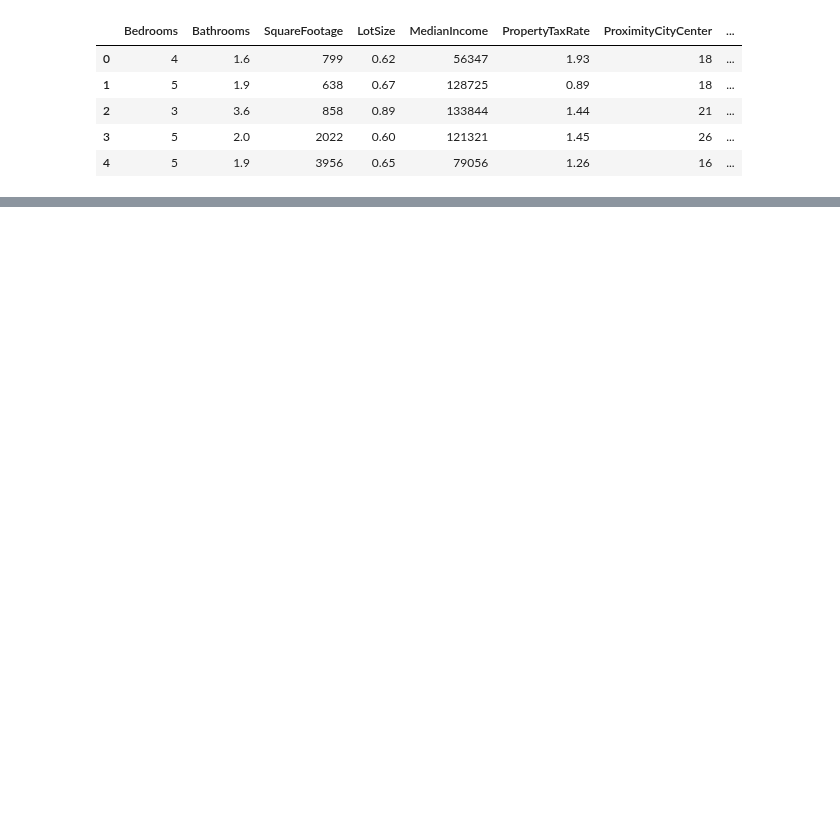
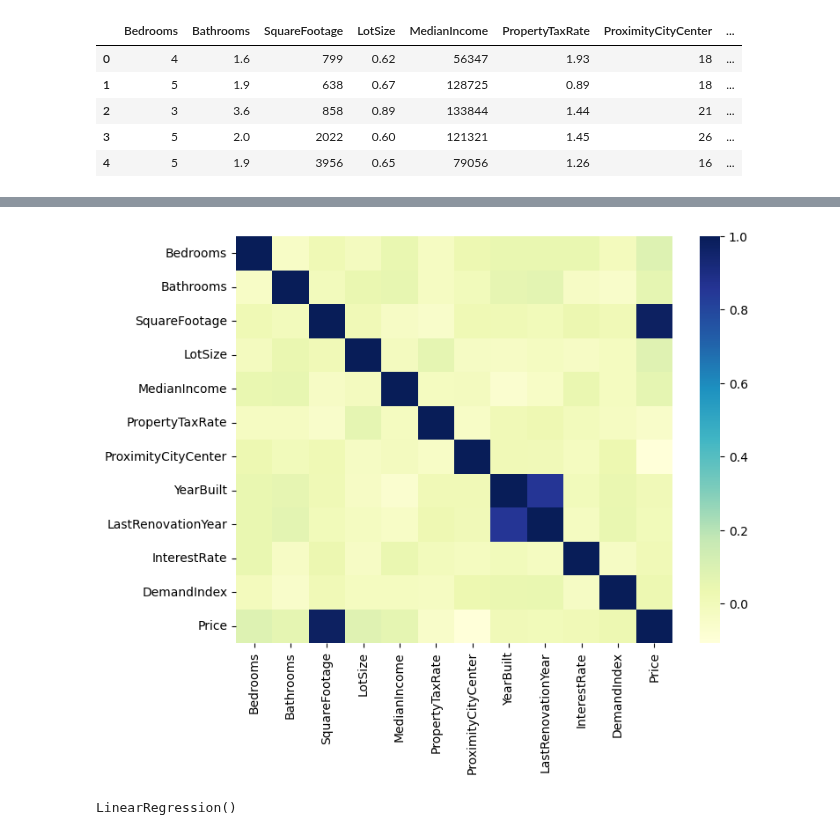
Before and after one commit to claudiahW/LuxDev, a Jupyter notebook: houseprices.ipynb, the cells around one changed output, grey strips where cells are left out. Saved outputs shown, nothing was run; the diff lists cells and outputs as text; code cells hidden in the pictures; blank space fills up the shorter version.

```diff
--- a/houseprices.ipynb
+++ b/houseprices.ipynb
@@ -20,0 +55,6 @@ df.head()
+# %%
+plt.figure(figsize=(8,6))
+sns.heatmap(df.corr(), annot=False, cmap="YlGnBu")
+plt.show()
+# %% [output]
+[figure, added]
@@ -20,0 +72,6 @@ df.head()
+# %%
+#Regression on the train dataset
+model= LinearRegression()
+model.fit(x_train, y_train)
+# %% [output]
+LinearRegression()
```
Also changed, not shown: parts of 10 cells of this notebook.
